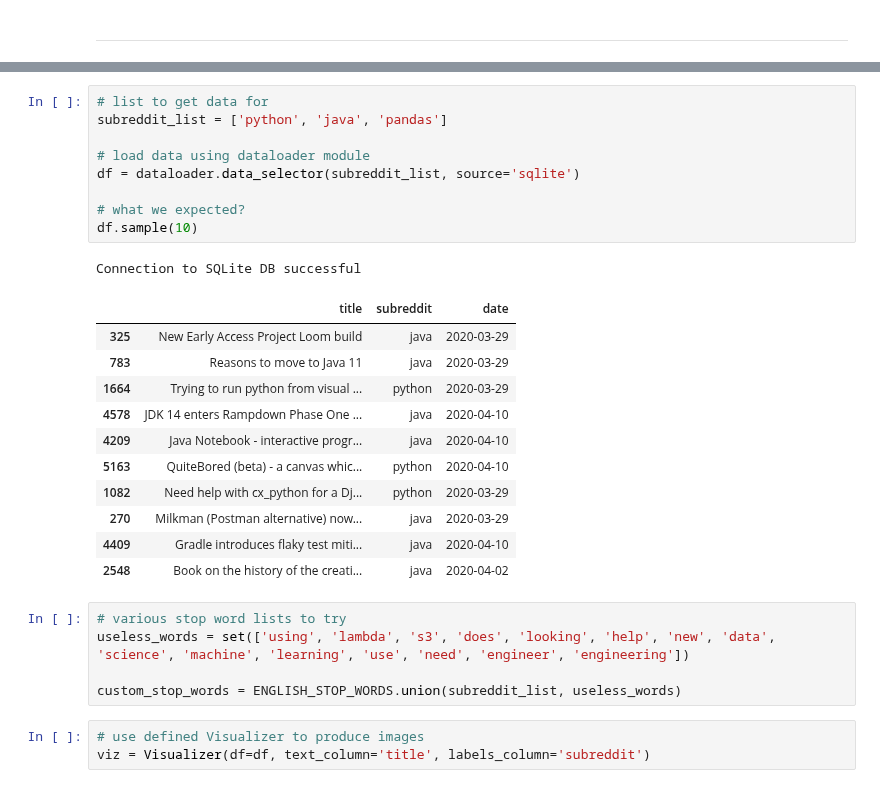
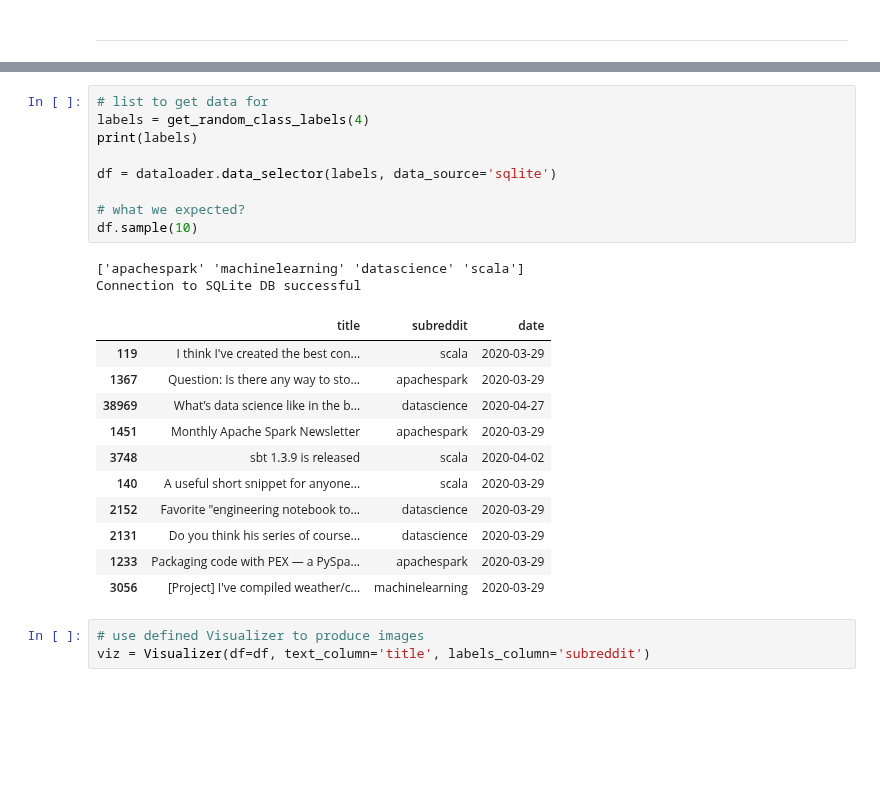
Before and after one commit to datapointchris/reddit-nlp, a Jupyter notebook: DS_wordclouds.ipynb, the cells around one changed output, grey strips where cells are left out. Saved outputs shown, nothing was run; the diff lists cells and outputs as text; blank space fills up the shorter version.

```diff
--- a/DS_wordclouds.ipynb
+++ b/DS_wordclouds.ipynb
@@ -30,31 +28,27 @@ The autoreload extension is already loaded. To reload it, use:
 /Users/chris/github/reddit_nlp/util
 # %%
 # list to get data for
-subreddit_list = ['python', 'java', 'pandas']
+labels = get_random_class_labels(4)
+print(labels)
 
-# load data using dataloader module
-df = dataloader.data_selector(subreddit_list, source='sqlite')
+df = dataloader.data_selector(labels, data_source='sqlite')
 
 # what we expected?
 df.sample(10)
 # %% [output]
+['apachespark' 'machinelearning' 'datascience' 'scala']
 Connection to SQLite DB successful
 |  | title | subreddit | date |
-| 325 | New Early Access Project Loom build | java | 2020-03-29 |
-| 783 | Reasons to move to Java 11 | java | 2020-03-29 |
-| 1664 | Trying to run python from visual ... | python | 2020-03-29 |
-| 4578 | JDK 14 enters Rampdown Phase One ... | java | 2020-04-10 |
-| 4209 | Java Notebook - interactive progr... | java | 2020-04-10 |
-| 5163 | QuiteBored (beta) - a canvas whic... | python | 2020-04-10 |
-| 1082 | Need help with cx_python for a Dj... | python | 2020-03-29 |
-| 270 | Milkman (Postman alternative) now... | java | 2020-03-29 |
-| 4409 | Gradle introduces flaky test miti... | java | 2020-04-10 |
-| 2548 | Book on the history of the creati... | java | 2020-04-02 |
+| 119 | I think I've created the best con... | scala | 2020-03-29 |
+| 1367 | Question: Is there any way to sto... | apachespark | 2020-03-29 |
+| 38969 | What’s data science like in the b... | datascience | 2020-04-27 |
+| 1451 | Monthly Apache Spark Newsletter | apachespark | 2020-03-29 |
+| 3748 | sbt 1.3.9 is released | scala | 2020-04-02 |
+| 140 | A useful short snippet for anyone... | scala | 2020-03-29 |
+| 2152 | Favorite "engineering notebook to... | datascience | 2020-03-29 |
+| 2131 | Do you think his series of course... | datascience | 2020-03-29 |
+| 1233 | Packaging code with PEX — a PySpa... | apachespark | 2020-03-29 |
+| 3056 | [Project] I've compiled weather/c... | machinelearning | 2020-03-29 |
-# %%
-# various stop word lists to try
-useless_words = set(['using', 'lambda', 's3', 'does', 'looking', 'help', 'new', 'data', 'science', 'machine', 'learning', 'use', 'need', 'engineer', 'engineering'])
-
-custom_stop_words = ENGLISH_STOP_WORDS.union(subreddit_list, useless_words)
 # %%
 # use defined Visualizer to produce images
 viz = Visualizer(df=df, text_column='title', labels_column='subreddit')
```
Also changed, not shown: parts of 6 cells of this notebook.
